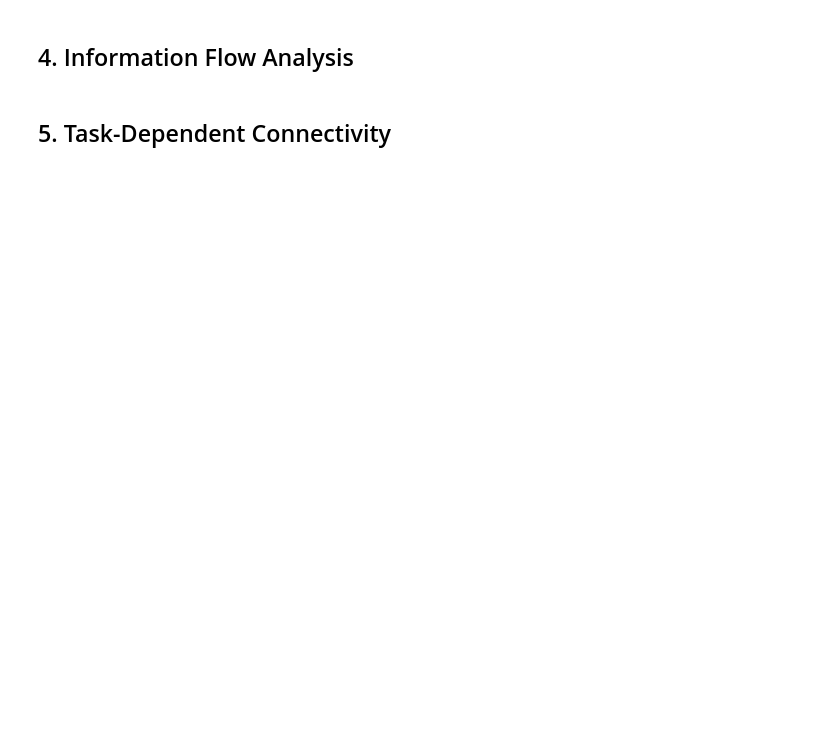
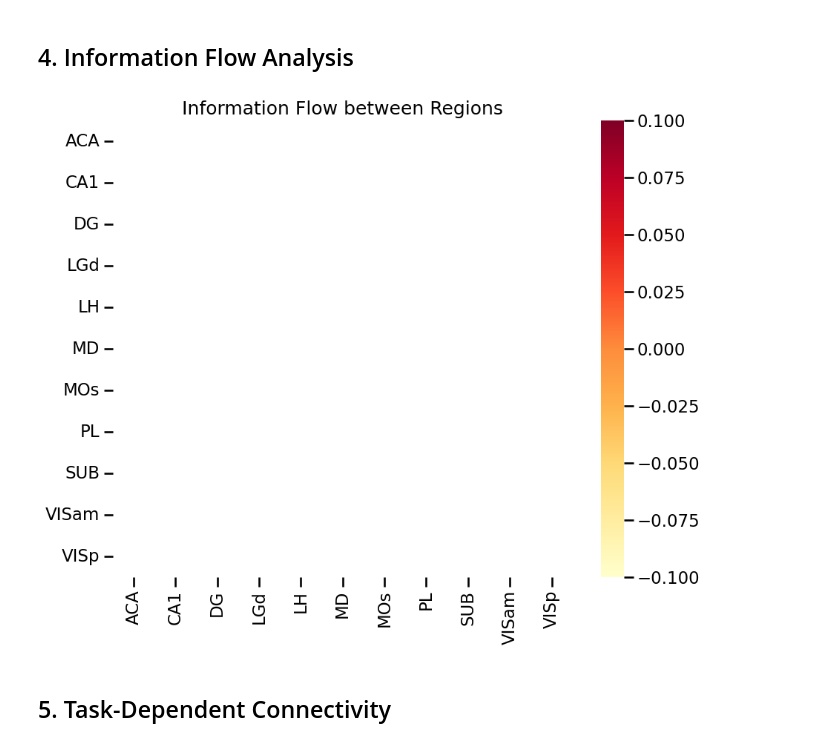
Before and after one commit to shibanib/neural_navigators, a Jupyter notebook: notebooks/5_cross_regional_analysis.ipynb, the cells around one changed output. Cells and saved outputs as stored; diff of their text form; code cells hidden in the pictures; blank space fills up the shorter version.

```diff
--- a/notebooks/5_cross_regional_analysis.ipynb
+++ b/notebooks/5_cross_regional_analysis.ipynb
@@ -120,41 +139,76 @@ plt.show()
 # %% [markdown]
 ## 4. Information Flow Analysis
 # %%
-def compute_granger_causality(signal1, signal2, max_lag=10):
+def compute_granger_causality(signal1, signal2, max_lag=5):
     """Compute Granger causality between two signals."""
     from statsmodels.tsa.stattools import grangercausalitytests
 
-    # Prepare data
-    data = np.column_stack([signal1, signal2])
+    # Check for NaN values
+    if np.isnan(signal1).any() or np.isnan(signal2).any():
+        return np.nan, np.nan
 
-    # Test Granger causality in both directions
-    gc_1to2 = grangercausalitytests(data, maxlag=max_lag, verbose=False)
-    gc_2to1 = grangercausalitytests(np.column_stack([signal2, signal1]),
-                                    maxlag=max_lag, verbose=False)
+    # Prepare data - ensure we have a 2D array
+    data = np.column_stack((signal1, signal2))
 
-    # Extract test statistics
-    stats_1to2 = [gc_1to2[i+1][0]['ssr_chi2test'][1] for i in range(max_lag)]
-    stats_2to1 = [gc_2to1[i+1][0]['ssr_chi2test'][1] for i in range(max_lag)]
+    try:
+        # Test Granger causality in both directions
+        gc_results_1to2 = {}
+        gc_results_2to1 = {}
 
-    return np.min(stats_1to2), np.min(stats_2to1)
+        for lag in range(1, max_lag + 1):
+            # 1 -> 2
+            try:
+                result = grangercausalitytests(data, maxlag=lag, verbose=False)
+                gc_results_1to2[lag] = result[lag][0]['ssr_chi2test'][1]
+            except:
+                gc_results_1to2[lag] = np.nan
+
+            # 2 -> 1
+            try:
+                result = grangercausalitytests(np.column_stack((signal2, signal1)), maxlag=lag, verbose=False)
+                gc_results_2to1[lag] = result[lag][0]['ssr_chi2test'][1]
+            except:
+                gc_results_2to1[lag] = np.nan
+
+        # Extract p-values
+        min_p_1to2 = min([p for p in gc_results_1to2.values() if not np.isnan(p)], default=np.nan)
+        min_p_2to1 = min([p for p in gc_results_2to1.values() if not np.isnan(p)], default=np.nan)
+
+        return min_p_1to2, min_p_2to1
+    except Exception as e:
+        # If any error occurs, return NaN
+        return np.nan, np.nan
 
 # Compute Granger causality between regions
 flow_matrix = np.zeros((n_areas, n_areas))
+flow_matrix.fill(np.nan)
 
 for i, area1 in enumerate(unique_areas):
     for j, area2 in enumerate(unique_areas):
         if i != j:
-            lfp1 = session_data['lfp'][:, session_data['brain_area_lfp'] == area1].mean(axis=1)
-            lfp2 = session_data['lfp'][:, session_data['brain_area_lfp'] == area2].mean(axis=1)
+            # Get LFP from both regions
+            lfp1_idx = session_data['brain_area_lfp'] == area1
+            lfp2_idx = session_data['brain_area_lfp'] == area2
 
-            gc_1to2, gc_2to1 = compute_granger_causality(lfp1, lfp2)
-            flow_matrix[i, j] = -np.log10(gc_1to2)
+            if np.any(lfp1_idx) and np.any(lfp2_idx):
+                lfp1 = np.mean(session_data['lfp'][:, lfp1_idx], axis=1)
+                lfp2 = np.mean(session_data['lfp'][:, lfp2_idx], axis=1)
+
+                # Make the signals stationary if needed
+                lfp1 = np.diff(lfp1)
+                lfp2 = np.diff(lfp2)
+
+                gc_1to2, gc_2to1 = compute_granger_causality(lfp1, lfp2)
+                if not np.isnan(gc_1to2):
+                    flow_matrix[i, j] = -np.log10(gc_1to2) if gc_1to2 > 0 else np.nan
 
 # Plot information flow matrix
 plt.figure(figsize=(10, 8))
 sns.heatmap(flow_matrix, xticklabels=unique_areas, yticklabels=unique_areas,
             cmap='YlOrRd')
 plt.title('Information Flow between Regions')
 plt.show()
+# %% [output]
+[figure, added]
 # %% [markdown]
 ## 5. Task-Dependent Connectivity
```
Also changed, not shown: parts of 6 cells of this notebook, 16 other files.
